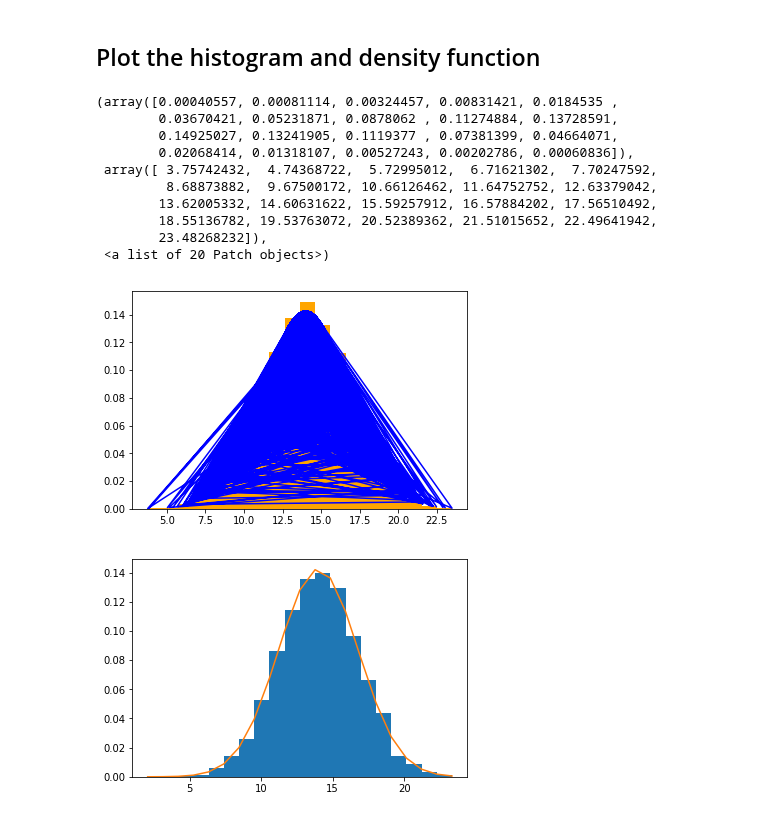
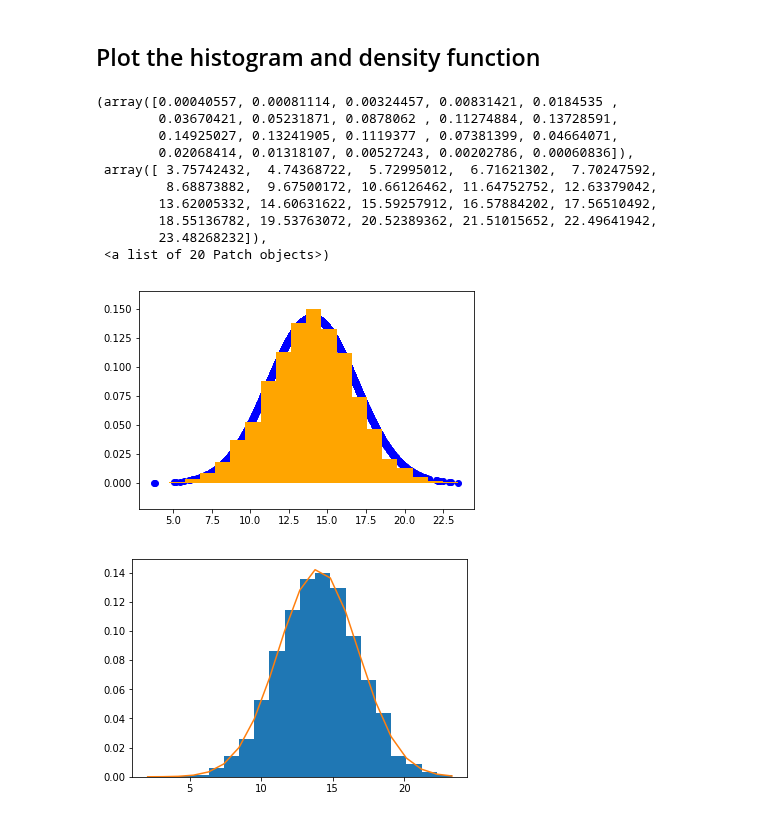
Before and after one commit to ortsed/dsc-normal-distribution-lab-dc-ds-career-042219, a Jupyter notebook: index.ipynb, the cells around one changed output. Cells and saved outputs as stored; diff of their text form; code cells hidden in the pictures.

```diff
--- a/index.ipynb
+++ b/index.ipynb
@@ -60,20 +60,20 @@ density = [dens(x) for x in nrm]
 # %% [markdown]
 ## Plot the histogram and density function
 # %%
-plt.plot(nrm, density, color="blue")
+plt.scatter(nrm, density, color="blue")
 plt.hist(nrm, bins=20, density=True,color="orange")
 # %% [output]
 (array([0.00040557, 0.00081114, 0.00324457, 0.00831421, 0.0184535 ,
         0.03670421, 0.05231871, 0.0878062 , 0.11274884, 0.13728591,
         0.14925027, 0.13241905, 0.1119377 , 0.07381399, 0.04664071,
         0.02068414, 0.01318107, 0.00527243, 0.00202786, 0.00060836]),
  array([ 3.75742432,  4.74368722,  5.72995012,  6.71621302,  7.70247592,
          8.68873882,  9.67500172, 10.66126462, 11.64752752, 12.63379042,
         13.62005332, 14.60631622, 15.59257912, 16.57884202, 17.56510492,
         18.55136782, 19.53763072, 20.52389362, 21.51015652, 22.49641942,
         23.48268232]),
  <a list of 20 Patch objects>)
-[figure, old version]
+[figure, new version]
 # %%
 # Plot histogram along with the density function
 # %% [output]
```
